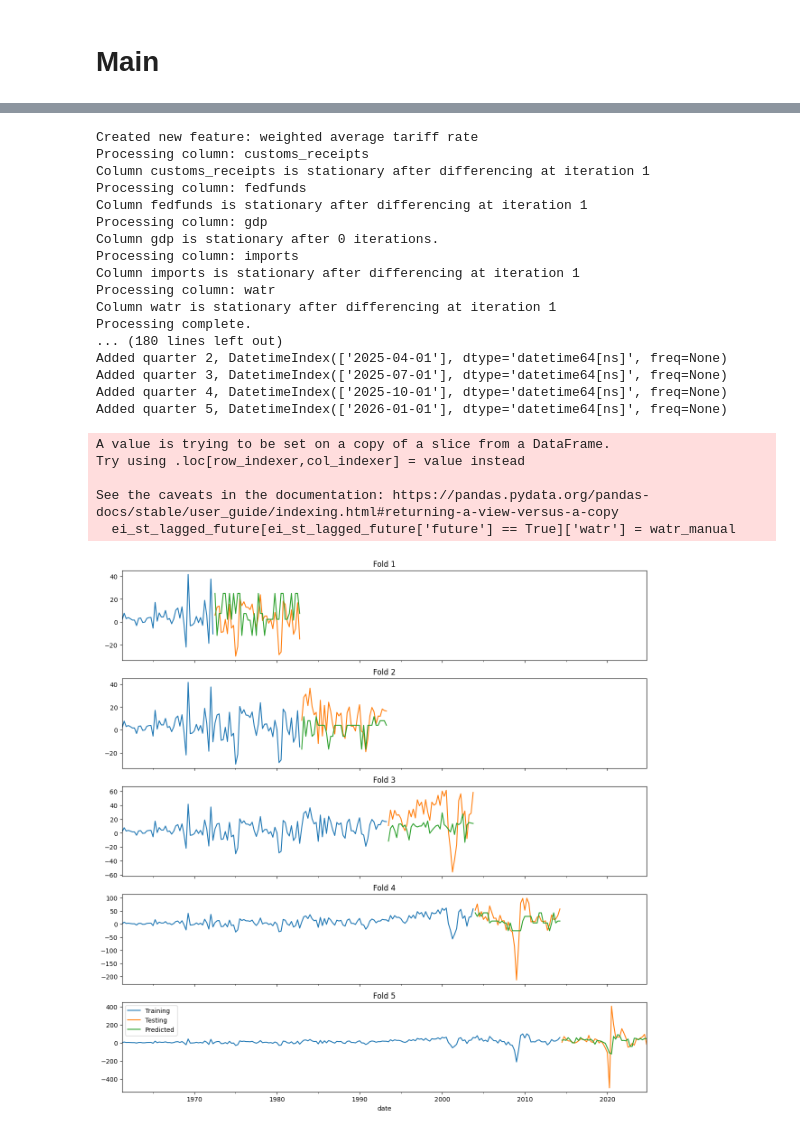
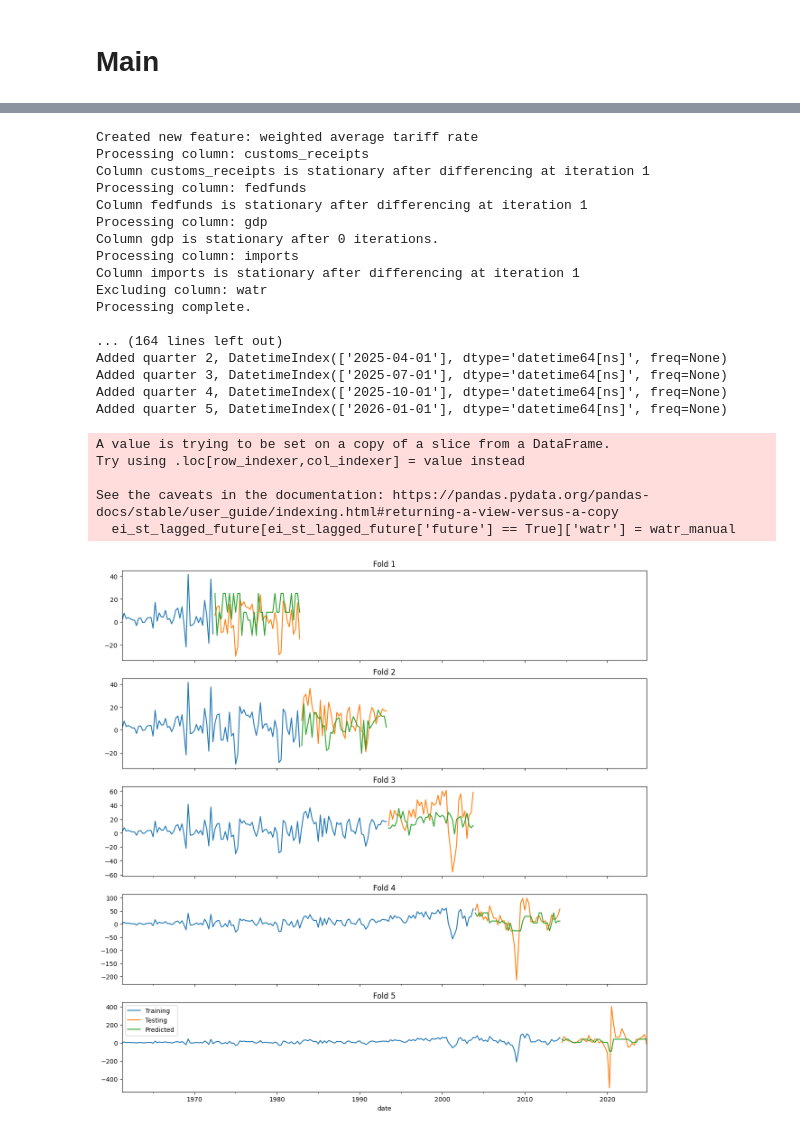
Before and after one commit to dmst0ut/importforecasting_group2, a Jupyter notebook: Train_and_fit_model_pl.ipynb, the cells around one changed output, grey strips where cells are left out. Saved outputs shown, nothing was run; the diff lists cells and outputs as text; code cells hidden in the pictures.

Commit message:
Fixed WATR issue

```diff
--- a/Train_and_fit_model_pl.ipynb
+++ b/Train_and_fit_model_pl.ipynb
@@ -84,7 +84,7 @@ def create_features(econ_indicators):
 
     try:
       # Calculate weighted average tariff rate
-      econ_indicators['watr'] = econ_indicators['customs_receipts'] / econ_indicators['imports']
+      econ_indicators['watr'] = econ_indicators['customs_receipts'] / (econ_indicators['imports']*10) # correct scaling
       print("Created new feature: weighted average tariff rate")
 
       return econ_indicators
@@ -294,3 +311,19 @@ def train_model(df, df_plot, input_watr=False):
+# %%
+# Save model
+import os
+
+def save_model(model, forecast_horizon, inuput_watr):
+  try:
+    os.makedirs('models', exist_ok=True)
+    model_filename = f'xgb_h{forecast_horizon}t{1 if input_watr else 0}.json'
+    model_filepath = os.path.join('models', model_filename)
+    model.save_model(model_filepath)
+    print(f'Saved model as {model_filepath}')
+    print(f'Parameters:\n')
+    print(f'Forecast horizon: {forecast_horizon} quarters\n')
+    print(f'Manual input of tariff rate: {"Yes" if input_watr else "No"}')
+  except Exception as e:
+    print(f"An error occurred: {e}")
 # %% [markdown]
 ## Prediction of differences
 # %%
@@ -318,9 +351,12 @@ def predict_difference(ei_stationary, FEATURES, quarters=1, forecast_horizon=2,
     ei_st_lagged_future[f'imports_lag_{i}'] = ei_st_lagged_future['imports'].shift(i)
 
   if input_watr == True:
+
+    for idx in ei_st_lagged_future[ei_st_lagged_future['future'] == True].index:
+      ei_st_lagged_future.loc[idx,'watr'] = watr_manual
+
     for i in range(forecast_horizon, forecast_horizon+3):
       ei_st_lagged_future[f'watr_lag_{i}'] = ei_st_lagged_future['watr'].shift(i)
-
 
   # Loop through all future rows
   for idx in ei_st_lagged_future[ei_st_lagged_future['future'] == True].index:
@@ -417,45 +455,44 @@ econ_indicators = retrieve_data('economic_data.db')
 econ_indicators = create_features(econ_indicators)
 econ_indicators_clean = econ_indicators.copy()
 
-ei_stationary, differencing_counts = make_stationary(econ_indicators)
+ei_stationary, differencing_counts = make_stationary(econ_indicators, exclude_columns='watr')
 
 ei_st_lagged = create_lags(ei_stationary, forecast_horizon=forecast_horizon)
 
 # Train and fit model
 model, preds, scores, FEATURES = train_model(ei_st_lagged, econ_indicators, input_watr=input_watr)
-model_filename = f'xgboost_model_{"input" if input_watr else "no_input"}.json'
-model.save_model(model_filename)
-print(f'Saved model as {model_filename}')
+
+save_model(model, forecast_horizon, input_watr)
 
 # Predict differences
 ei_st_lagged_future = predict_difference(ei_stationary, FEATURES=FEATURES, quarters=forecast_horizon, forecast_horizon=forecast_horizon, input_watr=input_watr, watr_manual=watr_manual)
 
 # Predict actual levels
 prediction = predict_actual(econ_indicators_clean, ei_st_lagged_future, forecast_horizon=forecast_horizon)
 # %% [output]
 Created new feature: weighted average tariff rate
 Processing column: customs_receipts
 Column customs_receipts is stationary after differencing at iteration 1
 Processing column: fedfunds
 Column fedfunds is stationary after differencing at iteration 1
 Processing column: gdp
 Column gdp is stationary after 0 iterations.
 Processing column: imports
 Column imports is stationary after differencing at iteration 1
-Processing column: watr
-Column watr is stationary after differencing at iteration 1
+Excluding column: watr
 Processing complete.
-... (180 lines left out)
+
+... (164 lines left out)
 Added quarter 2, DatetimeIndex(['2025-04-01'], dtype='datetime64[ns]', freq=None)
 Added quarter 3, DatetimeIndex(['2025-07-01'], dtype='datetime64[ns]', freq=None)
 Added quarter 4, DatetimeIndex(['2025-10-01'], dtype='datetime64[ns]', freq=None)
 Added quarter 5, DatetimeIndex(['2026-01-01'], dtype='datetime64[ns]', freq=None)
 A value is trying to be set on a copy of a slice from a DataFrame.
 Try using .loc[row_indexer,col_indexer] = value instead
 
 See the caveats in the documentation: https://pandas.pydata.org/pandas-docs/stable/user_guide/indexing.html#returning-a-view-versus-a-copy
   ei_st_lagged_future[ei_st_lagged_future['future'] == True]['watr'] = watr_manual
-[figure, old version]
+[figure, new version]
 # %%
 # Model importance
 
```
Also changed, not shown: parts of 8 cells of this notebook, 1 other file.
